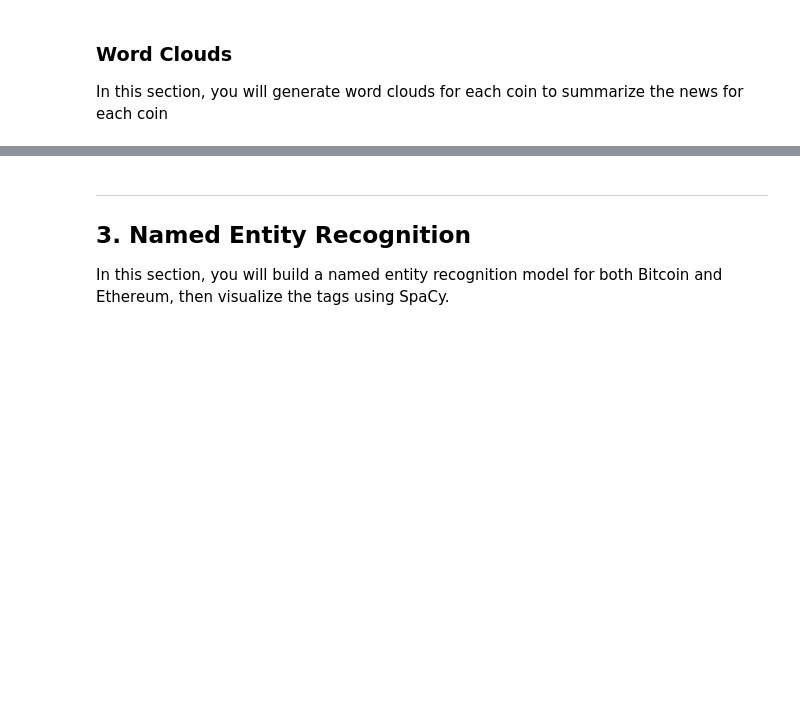
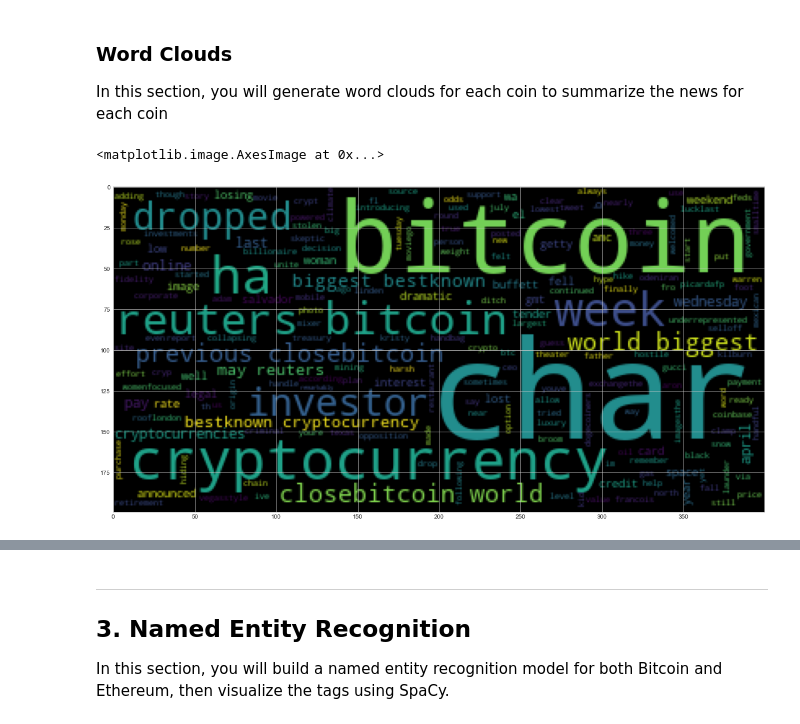
Before and after one commit to tune9/nlp-homework, a Jupyter notebook: Instructions/Starter_Code/crypto_sentiment.ipynb, the cells around one changed output, grey strips where cells are left out. Cells and saved outputs as stored; diff of their text form; code cells hidden in the pictures; blank space fills up the shorter version.

```diff
--- a/Instructions/Starter_Code/crypto_sentiment.ipynb
+++ b/Instructions/Starter_Code/crypto_sentiment.ipynb
@@ -34,6 +33,7 @@ api_key = 'b33cbb038fea4585a842571591de8271'
 # %%
 # Create a newsapi client
 newsapi = NewsApiClient(api_key=api_key)
+newsapi = "b33cbb038fea4585a842571591de8271"
 # %%
 # Fetch the Bitcoin news articles
 bitcoin_news = newsapi.get_everything(
@@ -240,4 +260,5 @@ def tokenizer(text):
     return tokens
 # %%
 # Create a new tokens column for Bitcoin
-bitcoin_df["tokenized"] =
+bitcoin_df["tokenized"] = [tokenizer(line) for line in bitcoin_df["text"]]
+bitcoin_df.head()
@@ -293,0 +339,8 @@ mpl.rcParams['figure.figsize'] = [20.0, 10.0]
+# %%
+# Generate the Bitcoin word cloud
+word_list = [item for sublist in bitcoin_df["tokenized"] for item in sublist]
+wc = WordCloud().generate(' '.join(word_list))
+plt.imshow(wc)
+# %% [output]
+<matplotlib.image.AxesImage at 0x...>
+[figure, added]
```
Also changed, not shown: parts of 20 cells of this notebook, 3 other files.
